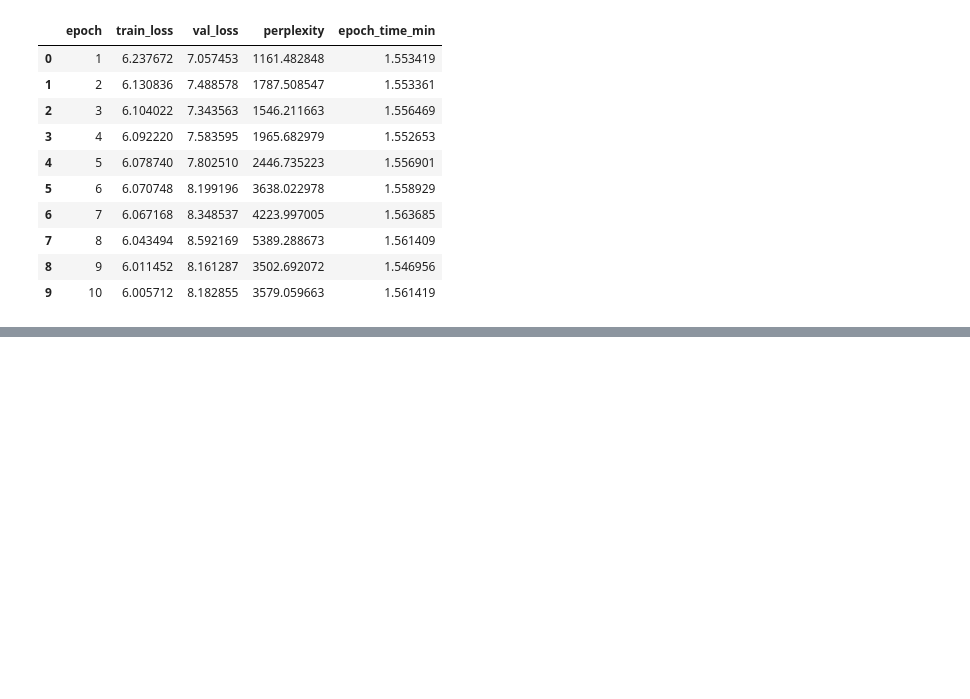
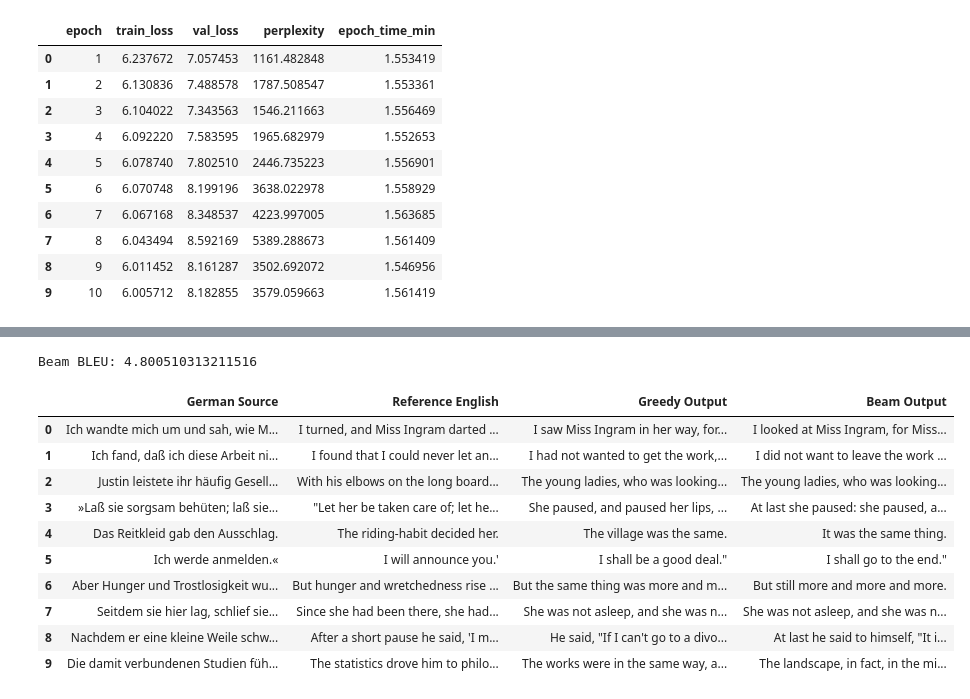
Before and after one commit to hackrudra1234/transformer-translation, a Jupyter notebook: notebook/train_collab.ipynb, the cells around one changed output, grey strips where cells are left out. Saved outputs shown, nothing was run; the diff lists cells and outputs as text; code cells hidden in the pictures; blank space fills up the shorter version.

```diff
--- a/notebook/train_collab.ipynb
+++ b/notebook/train_collab.ipynb
@@ -89,0 +340,70 @@ history
+# %%
+beam_bleu = evaluate_bleu_bpe(
+    model=model,
+    dataset_subset=val_dataset,
+    tokenizer=tokenizer,
+    translate_fn=beam_search_decode_bpe,
+    method="beam",
+    max_examples=BLEU_MAX_EXAMPLES,
+    max_len=MAX_LEN,
+    beam_size=BEAM_SIZE,
+    alpha=LENGTH_PENALTY_ALPHA
+)
+
+print("Beam BLEU:", beam_bleu)
+# %% [output]
+Beam BLEU: 4.800510313211516
+# %%
+import pandas as pd
+
+rows = []
+
+NUM_EXAMPLES = 10
+
+for i in range(NUM_EXAMPLES):
+
+    example = val_dataset[i]["translation"]
+
+    german = example["de"]
+    reference = example["en"]
+
+    greedy_output = greedy_decode_bpe(
+        model=model,
+        sentence=german,
+        tokenizer=tokenizer,
+        device=device,
+        max_len=MAX_LEN
+    )
+
+    beam_output = beam_search_decode_bpe(
+        model=model,
+        sentence=german,
+        tokenizer=tokenizer,
+        device=device,
+        max_len=MAX_LEN,
+        beam_size=BEAM_SIZE,
+        alpha=LENGTH_PENALTY_ALPHA
+    )
+
+    rows.append({
+        "German Source": german,
+        "Reference English": reference,
+        "Greedy Output": greedy_output,
+        "Beam Output": beam_output
+    })
+
+results_df = pd.DataFrame(rows)
+
+results_df
+# %% [output]
+|  | German Source | Reference English | Greedy Output | Beam Output |
+| 0 | Ich wandte mich um und sah, wie M... | I turned, and Miss Ingram darted ... | I saw Miss Ingram in her way, for... | I looked at Miss Ingram, for Miss... |
+| 1 | Ich fand, daß ich diese Arbeit ni... | I found that I could never let an... | I had not wanted to get the work,... | I did not want to leave the work ... |
+| 2 | Justin leistete ihr häufig Gesell... | With his elbows on the long board... | The young ladies, who was looking... | The young ladies, who was looking... |
+| 3 | »Laß sie sorgsam behüten; laß sie... | "Let her be taken care of; let he... | She paused, and paused her lips, ... | At last she paused: she paused, a... |
+| 4 | Das Reitkleid gab den Ausschlag. | The riding-habit decided her. | The village was the same. | It was the same thing. |
+| 5 | Ich werde anmelden.« | I will announce you.' | I shall be a good deal." | I shall go to the end." |
+| 6 | Aber Hunger und Trostlosigkeit wu... | But hunger and wretchedness rise ... | But the same thing was more and m... | But still more and more and more. |
+| 7 | Seitdem sie hier lag, schlief sie... | Since she had been there, she had... | She was not asleep, and she was n... | She was not asleep, and she was n... |
+| 8 | Nachdem er eine kleine Weile schw... | After a short pause he said, 'I m... | He said, "If I can't go to a divo... | At last he said to himself, "It i... |
+| 9 | Die damit verbundenen Studien füh... | The statistics drove him to philo... | The works were in the same way, a... | The landscape, in fact, in the mi... |
```
Also changed, not shown: parts of 20 cells of this notebook, 1 other file.
